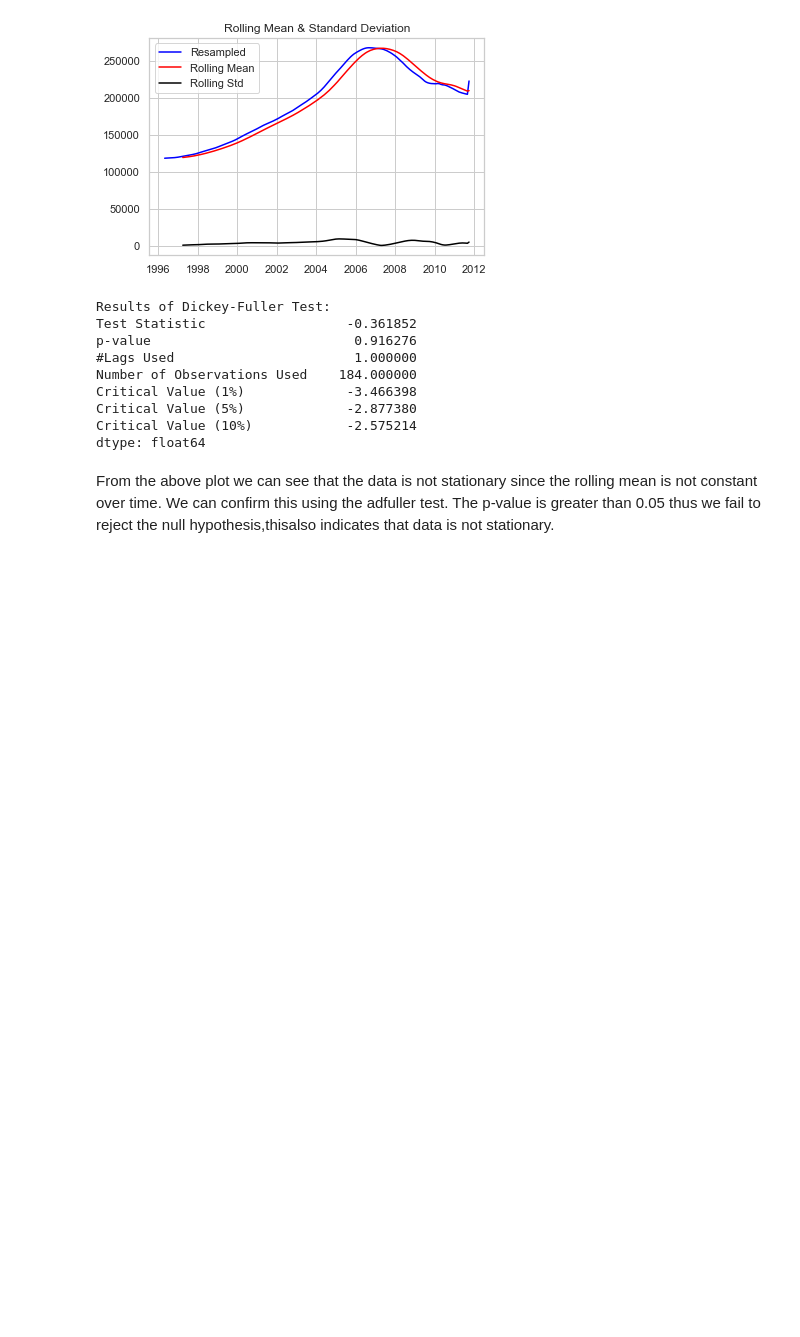
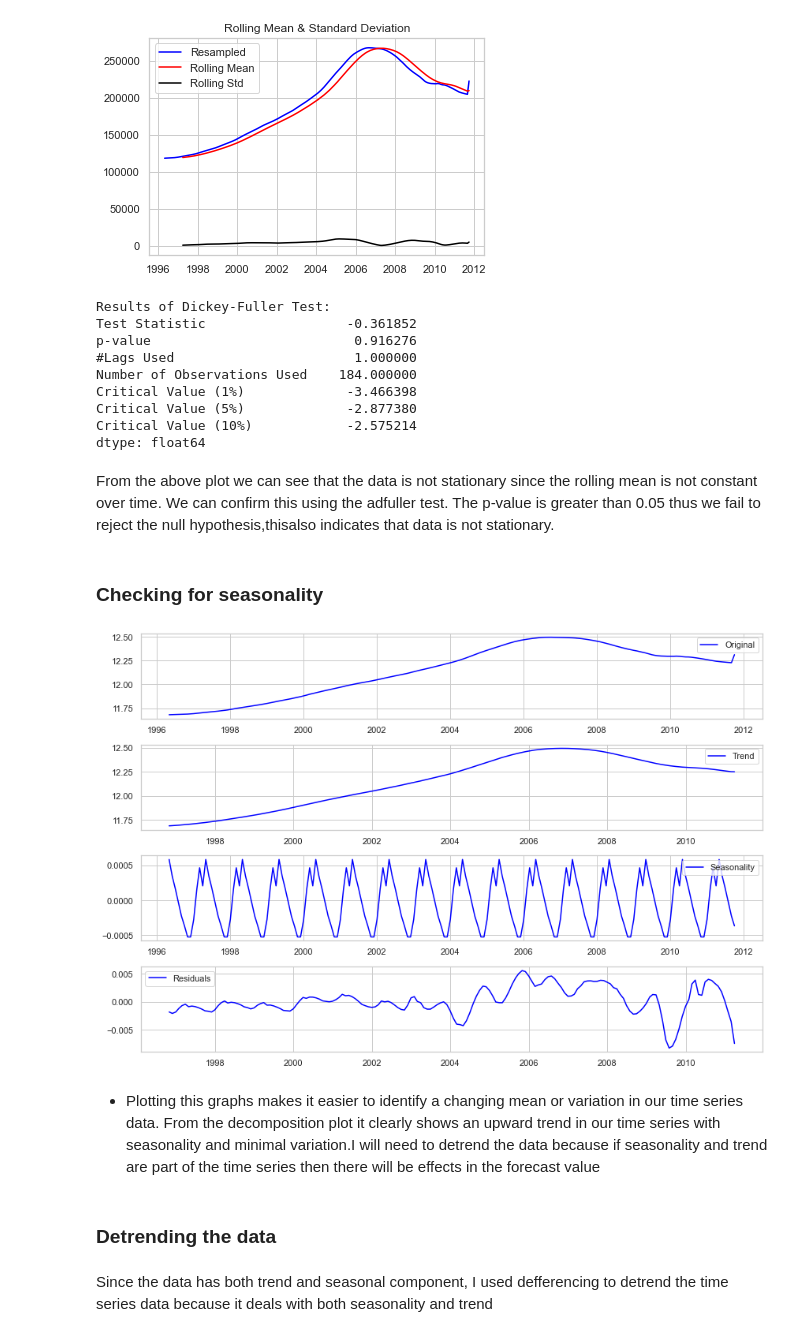
Before and after one commit to FrankOyugi/Phase-4-Project, a Jupyter notebook: index.ipynb, the cells around one changed output. Saved outputs shown, nothing was run; the diff lists cells and outputs as text; code cells hidden in the pictures; blank space fills up the shorter version.

```diff
--- a/index.ipynb
+++ b/index.ipynb
@@ -659,3 +659,36 @@ Critical Value (10%)            -2.575214
 dtype: float64
 # %% [markdown]
 From the above plot we can see that the data is not stationary since the rolling mean is not constant over time. We can confirm this using the adfuller test. The p-value is greater than 0.05 thus we fail to reject the null hypothesis,thisalso indicates that  data is not stationary.
+# %% [markdown]
+### Checking for seasonality
+# %%
+decomposition = seasonal_decompose(np.log(train_set),period=12)
+
+# Gather the trend, seasonality, and residuals
+trend = decomposition.trend
+seasonal = decomposition.seasonal
+residual = decomposition.resid
+
+# Plot gathered statistics
+plt.figure(figsize=(12,8))
+plt.subplot(411)
+plt.plot(np.log(train_set), label='Original', color='blue')
+plt.legend(loc='best')
+plt.subplot(412)
+plt.plot(trend, label='Trend', color='blue')
+plt.legend(loc='best')
+plt.subplot(413)
+plt.plot(seasonal,label='Seasonality', color='blue')
+plt.legend(loc='best')
+plt.subplot(414)
+plt.plot(residual, label='Residuals', color='blue')
+plt.legend(loc='best')
+plt.tight_layout()
+# %% [output]
+[figure, added]
+# %% [markdown]
+- Plotting this graphs makes it easier to identify a changing mean or variation in our time series data. From the decomposition plot it clearly shows an upward trend in our time series with seasonality and minimal variation.I will need to detrend the data because if seasonality and trend are part of the time series then there will be effects in the forecast value
+# %% [markdown]
+### Detrending the data
+# %% [markdown]
+Since the data has both trend and seasonal component, I used defferencing to detrend the time series data because it deals with both seasonality and trend
```
Also changed, not shown: parts of 15 cells of this notebook.
